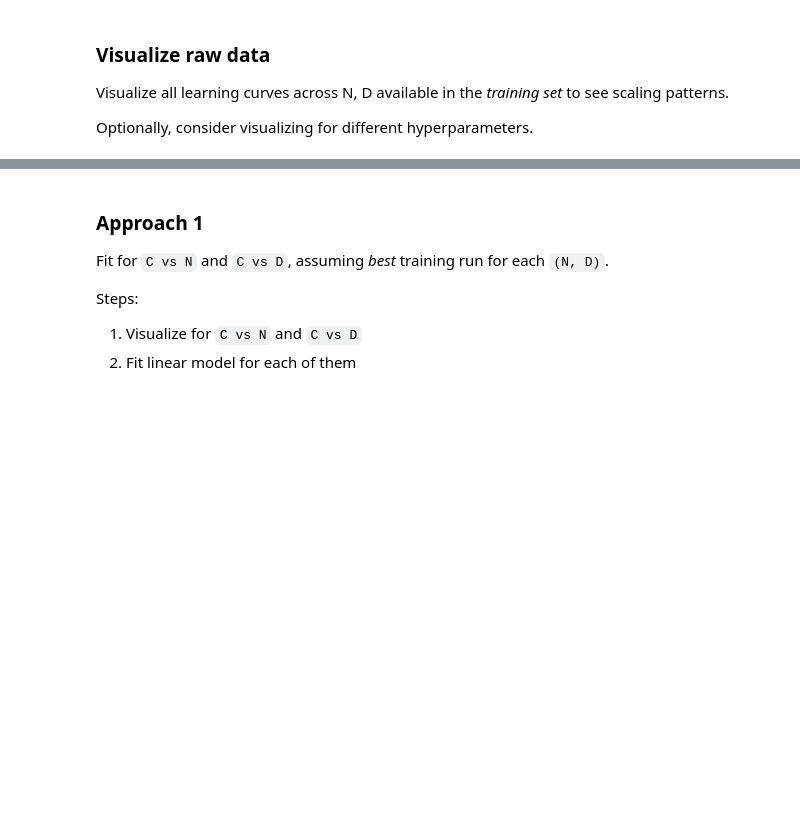
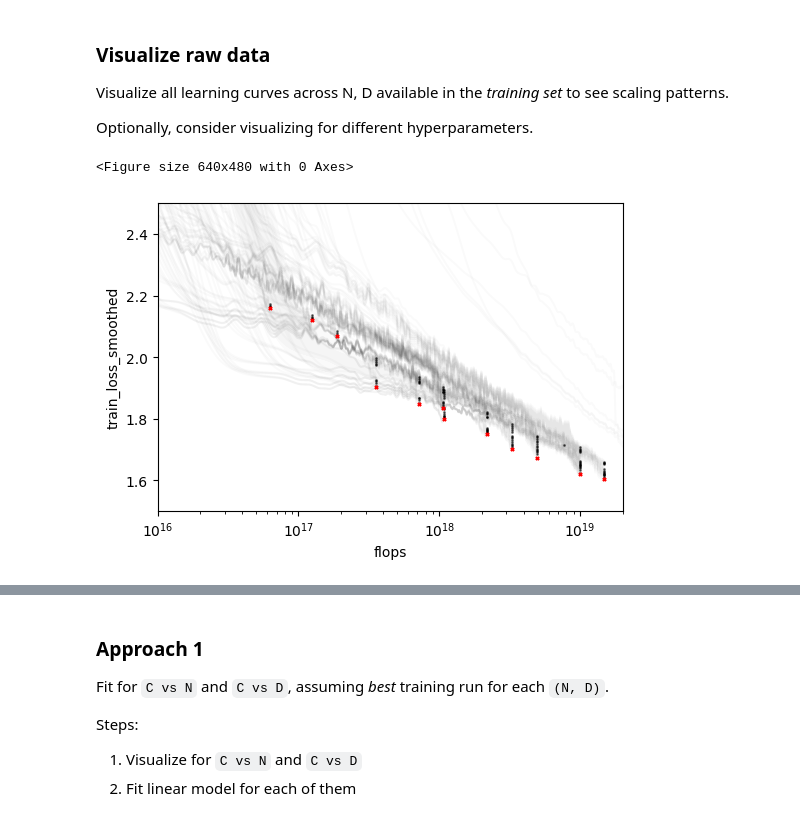
Before and after one commit to Neeratyoy/EffingScaling, a Jupyter notebook: playground/ws_data.ipynb, the cells around one changed output, grey strips where cells are left out. Drawn from its saved outputs; the diff is of its cells as text; code cells hidden in the pictures; blank space fills up the shorter version.

```diff
--- a/playground/ws_data.ipynb
+++ b/playground/ws_data.ipynb
@@ -26,22 +54,25 @@ Visualize all learning curves across N, D available in the *training set* to see
 Optionally, consider visualizing for different hyperparameters.
 # %%
 unique_col_list = ["base_N", "target_N", "tkpm", "shrink"]
-y_col = "Validation Loss"
+y_col = "train_loss_smoothed"
 x_col = "flops"  # "tokens"
 # %%
 plt.clf()
 fig, ax = plt.subplots(figsize=(6, 4))
 
-visualize_train_curves(
+pareto_df = visualize_train_curves(
     ax,
     warmstarting_df,
     unique_col_list,
     x_col=x_col,
     y_col=y_col,
     plot_all_curves=True,
     plot_final=True,
     plot_pareto_final=True,
     ylims=(1.5, 2.5),
     xlims=(1e16, 2e19),
-    xlog=True
+    xlog=True,
 )
+# %% [output]
+<Figure size 640x480 with 0 Axes>
+[figure, added]
```
Also changed, not shown: parts of 17 cells of this notebook, 2 other files.
